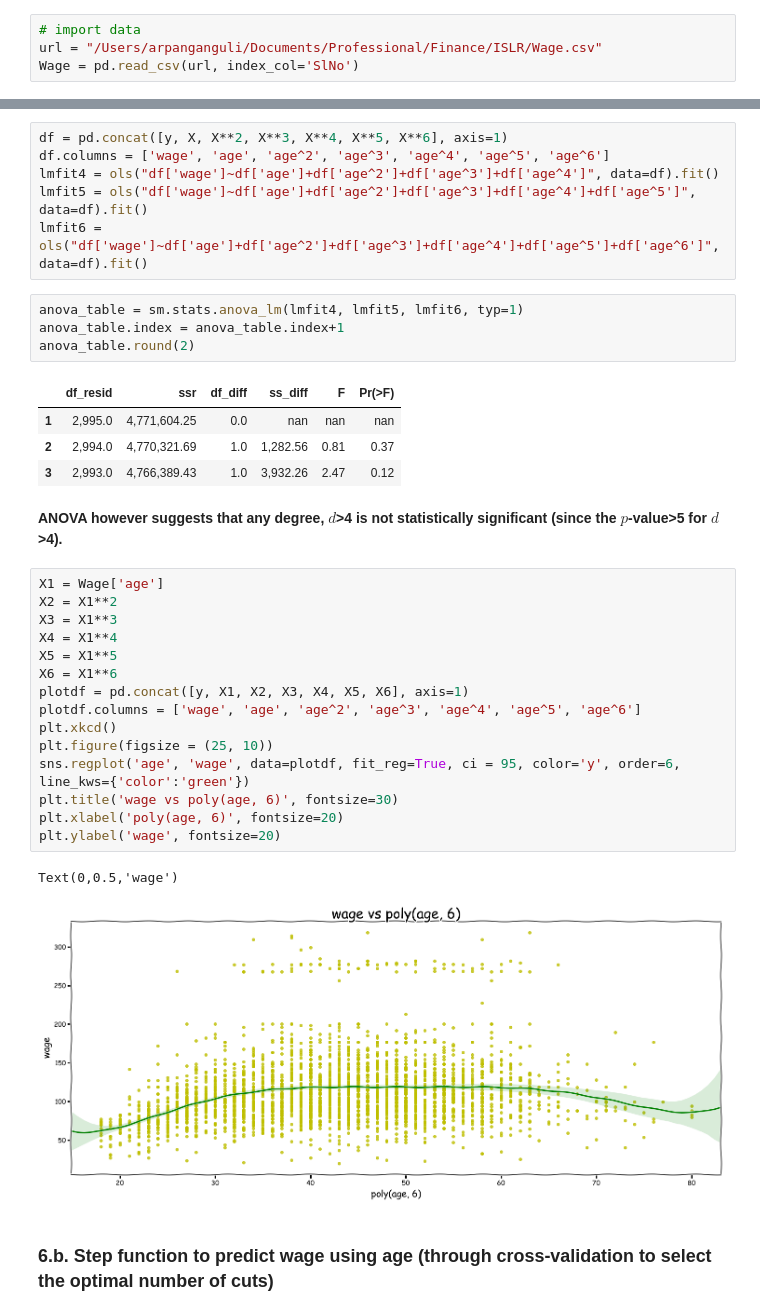
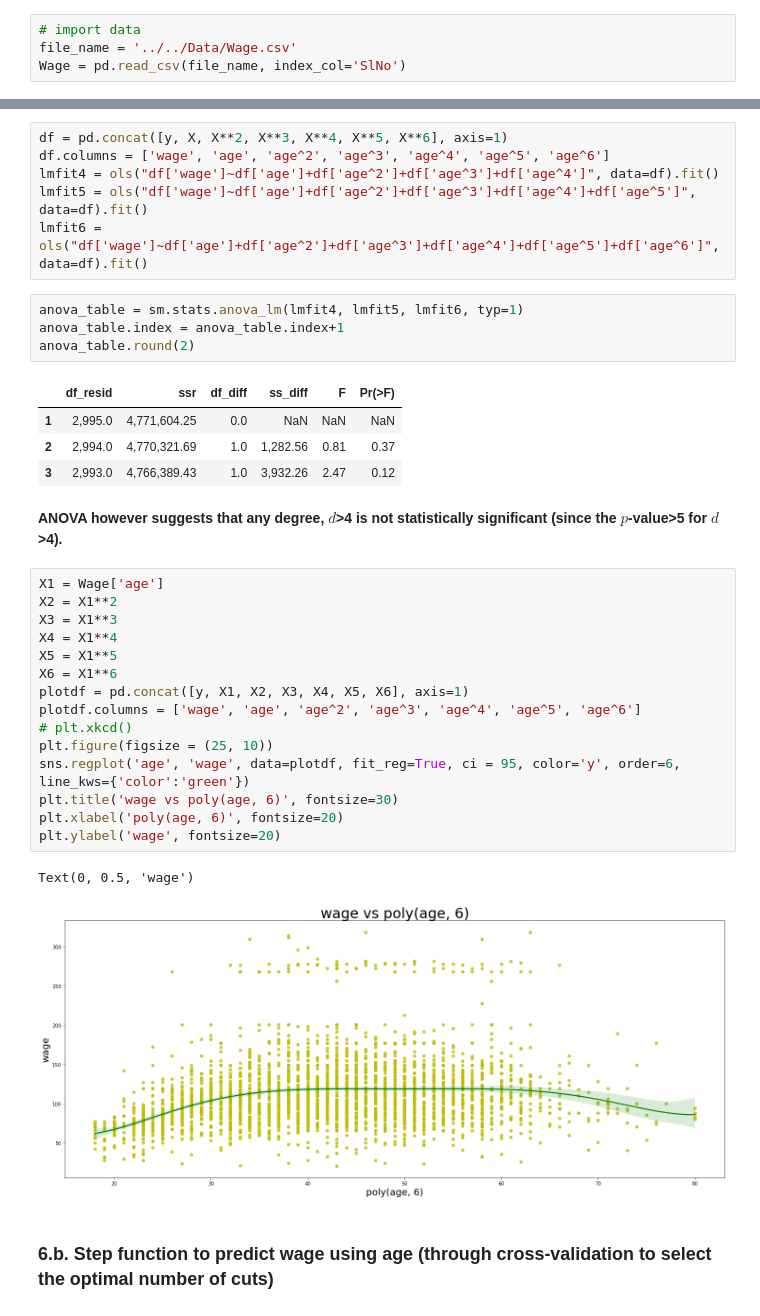
Before and after one commit to rserran/ISLP-1, a Jupyter notebook: Chapter 7/Applied Exercises/6.ipynb, the cells around one changed output, grey strips where cells are left out. Cells and saved outputs as stored; diff of their text form.

```diff
--- a/Chapter 7/Applied Exercises/6.ipynb
+++ b/Chapter 7/Applied Exercises/6.ipynb
@@ -14,7 +19,7 @@ import seaborn as sns
 # %%
 # import data
-url = "/Users/arpanganguli/Documents/Professional/Finance/ISLR/Wage.csv"
-Wage = pd.read_csv(url, index_col='SlNo')
+file_name = '../../Data/Wage.csv'
+Wage = pd.read_csv(file_name, index_col='SlNo')
 # %%
 Wage.head()
 # %% [output]
@@ -129,7 +138,7 @@ anova_table.index = anova_table.index+1
 anova_table.round(2)
 # %% [output]
 |  | df_resid | ssr | df_diff | ss_diff | F | Pr(>F) |
-| 1 | 2,995.0 | 4,771,604.25 | 0.0 | nan | nan | nan |
+| 1 | 2,995.0 | 4,771,604.25 | 0.0 | NaN | NaN | NaN |
 | 2 | 2,994.0 | 4,770,321.69 | 1.0 | 1,282.56 | 0.81 | 0.37 |
 | 3 | 2,993.0 | 4,766,389.43 | 1.0 | 3,932.26 | 2.47 | 0.12 |
 # %% [markdown]
@@ -137,21 +146,21 @@ anova_table.round(2)
 # %%
 X1 = Wage['age']
 X2 = X1**2
 X3 = X1**3
 X4 = X1**4
 X5 = X1**5
 X6 = X1**6
 plotdf = pd.concat([y, X1, X2, X3, X4, X5, X6], axis=1)
 plotdf.columns = ['wage', 'age', 'age^2', 'age^3', 'age^4', 'age^5', 'age^6']
-plt.xkcd()
+# plt.xkcd()
 plt.figure(figsize = (25, 10))
 sns.regplot('age', 'wage', data=plotdf, fit_reg=True, ci = 95, color='y', order=6, line_kws={'color':'green'})
 plt.title('wage vs poly(age, 6)', fontsize=30)
 plt.xlabel('poly(age, 6)', fontsize=20)
 plt.ylabel('wage', fontsize=20)
 # %% [output]
-Text(0,0.5,'wage')
+Text(0, 0.5, 'wage')
-[figure, old version]
+[figure, new version]
 # %% [markdown]
 ### 6.b. Step function to predict wage using age (through cross-validation to select the optimal number of cuts)
 # %%
```
Also changed, not shown: parts of 16 cells of this notebook, 5 other files.
